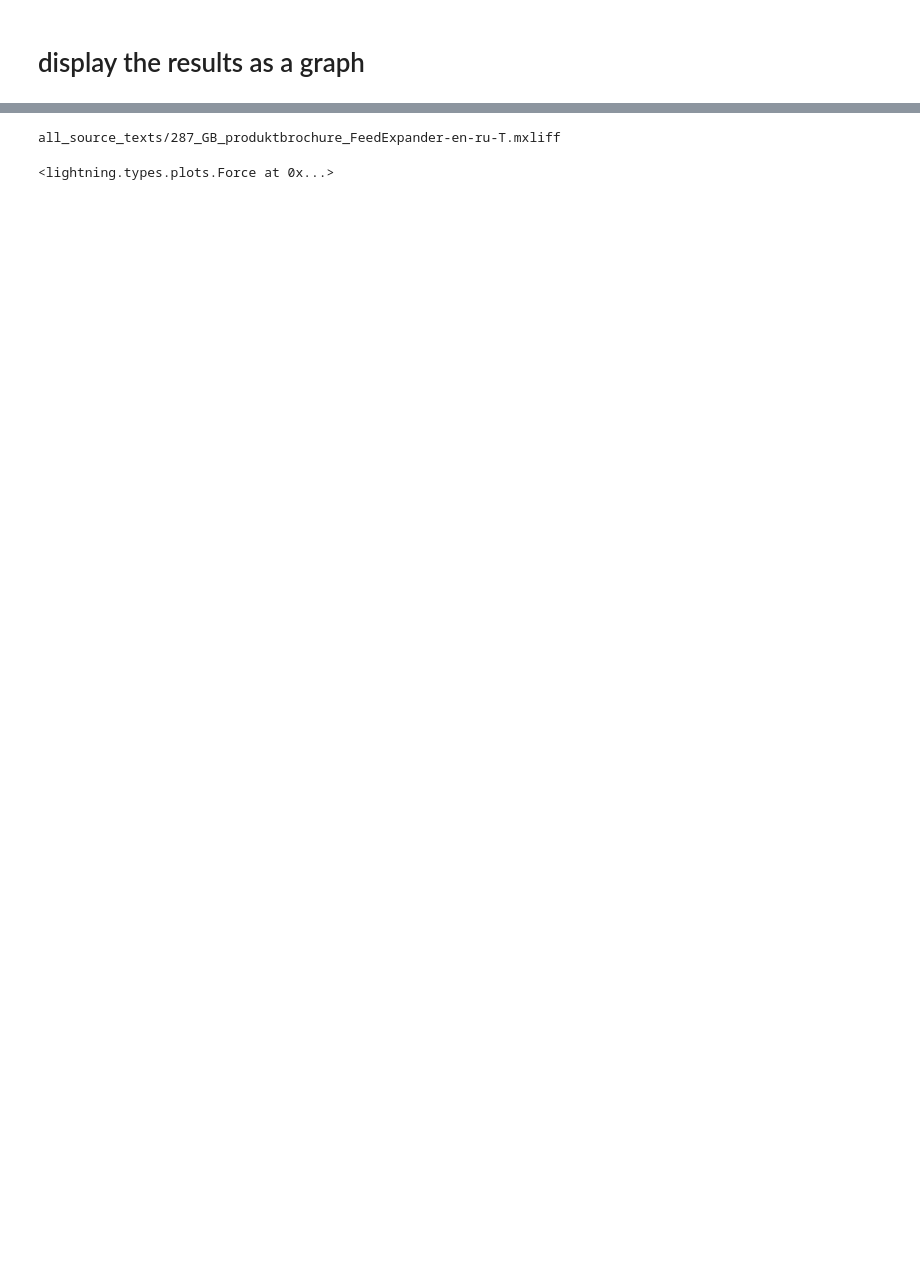
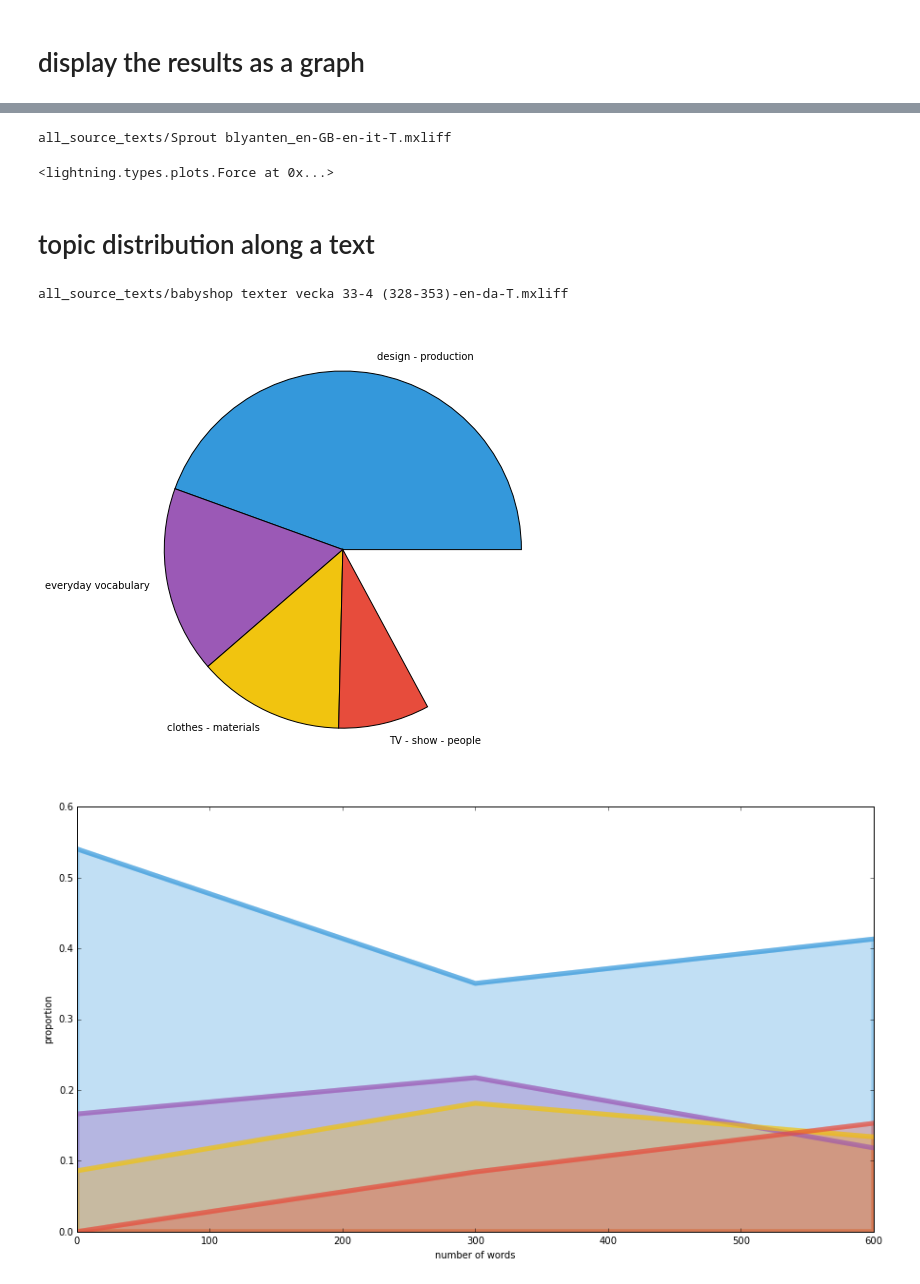
Before and after one commit to yfletberliac/Project_OpenInnovationX_Challenge, a Jupyter notebook: topic extraction.ipynb, the cells around one changed output, grey strips where cells are left out. Saved outputs shown, nothing was run; the diff lists cells and outputs as text; code cells hidden in the pictures; blank space fills up the shorter version.

Commit message:
topic distribution - meanful words - complexity

```diff
--- a/topic extraction.ipynb
+++ b/topic extraction.ipynb
@@ -19,3 +33,5 @@ matplotlib.rcParams['figure.figsize'] = (18.0, 18.0)
+# %%
+topic_names = pickle.load( open( "topics_names.p", "rb" ) )
 # %% [markdown]
 # Load text
 # %%
@@ -218,6 +279,10 @@ def getTopic_n_topWordsWithinTopics( path ):
     complex_topic['max_details'] = max_details
     return complex_topic
 # %%
-complex_topics = dict()
-for f in filelist:
-    complex_topics[f] = getTopic_n_topWordsWithinTopics(f)
+# complex_topics = dict()
+# for f in filelist:
+#     complex_topics[f] = getTopic_n_topWordsWithinTopics(f)
+
+pickle.dump( complex_topics, open( "topics_from_files.p", "wb" ) )
+
+complex_topics = pickle.load( open( "topics_from_files.p", "rb" ) )
@@ -462,13 +553,17 @@ G = makeGraphFromText( f )
 print f
 graph = G.getGraph()
 connections = G.connections
+groups = G.groups
 X,Y = G.getPos(2 , 30)
 mat = asarray(nx.adjacency_matrix(graph).todense())
 weights =  nx.get_node_attributes(graph, 'weight').values()
 labels = nx.get_node_attributes(graph, 'label').values()
 colors = nx.get_node_attributes(graph, 'color').values()
+colors = np.vstack(colors)
 
-lgn.force(mat, size = weights, labels = labels, color= colors, tooltips = True)
+lgn.force(mat, size = weights, labels = labels, color = colors)
 # %% [output]
-all_source_texts/287_GB_produktbrochure_FeedExpander-en-ru-T.mxliff
+all_source_texts/Sprout blyanten_en-GB-en-it-T.mxliff
 <lightning.types.plots.Force at 0x...>
+# %% [markdown]
+# topic distribution along a text
@@ -474,0 +605,53 @@ all_source_texts/287_GB_produktbrochure_FeedExpander-en-ru-T.mxliff
+# %%
+import numpy as np
+from scipy import interpolate
+from scipy.interpolate import interp1d
+
+print f
+
+def displayTopicsDistributionWithinTheText(f, chunk_length = 300):
+
+    distribAlongText, global_scores = getTopicsDistributionWithinTheText(f, chunk_length)
+
+    global_scores =  sorted(global_scores, key=lambda tup: tup[1], reverse = True)
+    scores = []
+    for g in global_scores:
+        if g[0] in distribAlongText.keys():
+            scores.append( distribAlongText[g[0]])
+    k = 1
+
+    # draw pie chart
+    values = []
+    labels = []
+    for s in global_scores:
+        if s[1] > min_score:
+            values.append(s[1])
+            labels.append(topic_names[s[0]])
+    matplotlib.rcParams['figure.figsize'] = (8.0, 8.0)
+    plt.pie(values,  labels=labels, colors = [ [1.0 / 255.0 * c for c in cc] for cc in colours[1:]])
+    plt.show()
+    matplotlib.rcParams['figure.figsize'] = (15.0, 8.0)
+    # print type(scores)
+    x = range( 0, len(scores[0]))
+    x = [ chunk_length * i for i in x]
+    for s in scores:
+#         xnew = np.arange(min(x), max(x))
+#         ynew = interpolate.splev(xnew,tck,der=0)
+#         fun = interp1d(x, s, kind='cubic')
+    #     plt.plot(xnew, fun(xnew),linewidth = 5, color = [ 1.0 / 255.0 * c for c in colours[k]], alpha = 0.6)
+    #     plt.plot(xnew, ynew,linewidth = 5, color = [ 1.0 / 255.0 * c for c in colours[k]], alpha = 0.6)
+        plt.plot(x, s,linewidth = 5, color = [ 1.0 / 255.0 * c for c in colours[k]], alpha = 0.6)
+        plt.fill_between(x, s,linewidth = 5, color = [ 1.0 / 255.0 * c for c in colours[k]], alpha = 0.3)
+        k += 1
+        if k >= len(colours):
+            k = 0
+
+    plt.ylabel('proportion')
+    plt.xlabel('number of words')
+    plt.show()
+
+displayTopicsDistributionWithinTheText(f, 300)
+# %% [output]
+all_source_texts/babyshop texter vecka 33-4 (328-353)-en-da-T.mxliff
+[figure, added]
+[figure, added]
```
Also changed, not shown: parts of 39 cells of this notebook, 5 other files.
